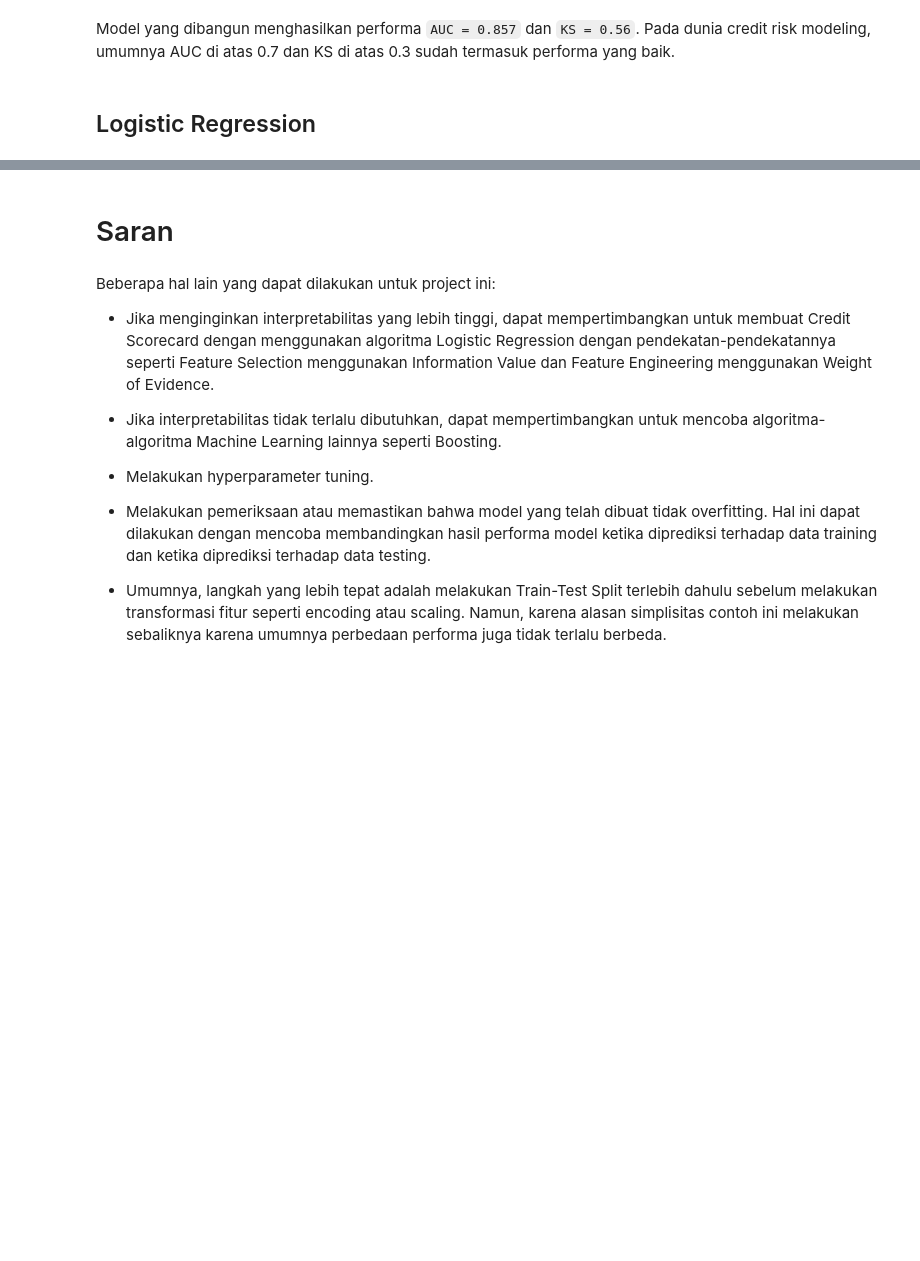
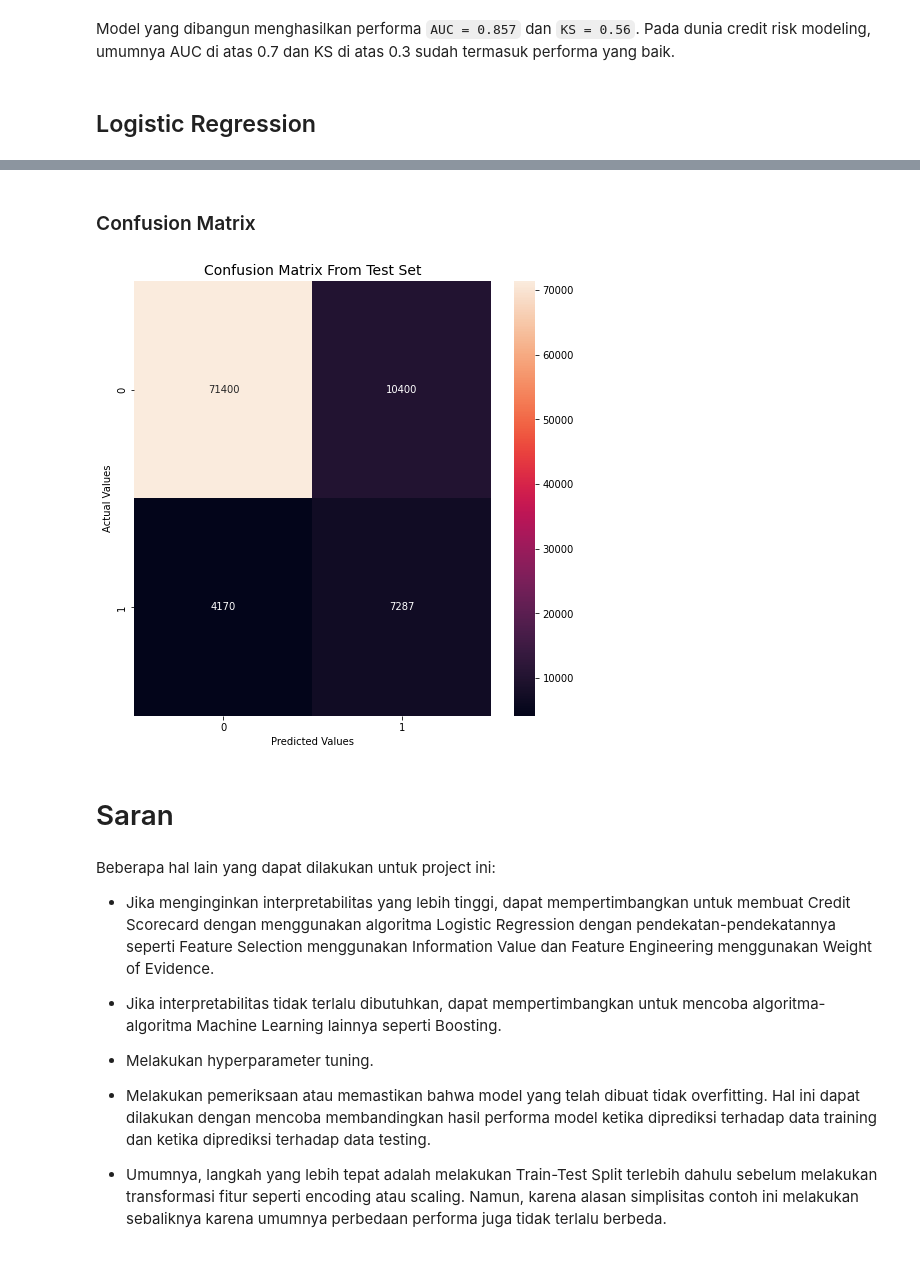
Before and after one commit to bayubagusbagaswara/CreditRiskPrediction, a Jupyter notebook: CreditRiskPrediction.ipynb, the cells around one changed output, grey strips where cells are left out. Saved outputs shown, nothing was run; the diff lists cells and outputs as text; code cells hidden in the pictures; blank space fills up the shorter version.

Commit message:
logistic regression

```diff
--- a/CreditRiskPrediction.ipynb
+++ b/CreditRiskPrediction.ipynb
@@ -1665,0 +1668,3 @@ Model yang dibangun menghasilkan performa `AUC = 0.857` dan `KS = 0.56`. Pada du
+# %%
+logres = LogisticRegression(max_iter=500, solver="sag", class_weight="balanced", n_jobs=-1)
+logres
@@ -1665,0 +1676,2 @@ Model yang dibangun menghasilkan performa `AUC = 0.857` dan `KS = 0.56`. Pada du
+# %%
+logres.fit(X_train, y_train)
@@ -1666,3 +1732,16 @@ Model yang dibangun menghasilkan performa `AUC = 0.857` dan `KS = 0.56`. Pada du
+# %% [markdown]
+### Confusion Matrix
+# %%
+conf = confusion_matrix(y_true=y_test, y_pred=logres.predict(X_test))
+# %%
+plt.figure(figsize=(8,8))
+plt.title('Confusion Matrix From Test Set', fontsize=14)
+ax = sns.heatmap(conf, annot=True, fmt="g")
+ax.set_xlabel('Predicted Values')
+ax.set_ylabel('Actual Values')
+plt.show()
+# %% [output]
+[figure, added]
 # %% [markdown]
 # Saran
 # %% [markdown]
```
Also changed, not shown: parts of 14 cells of this notebook.
